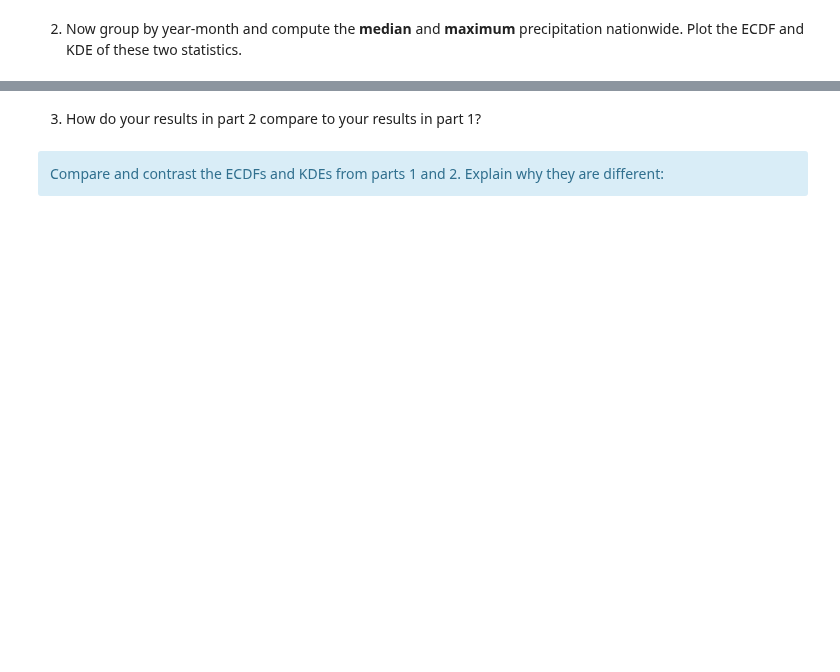
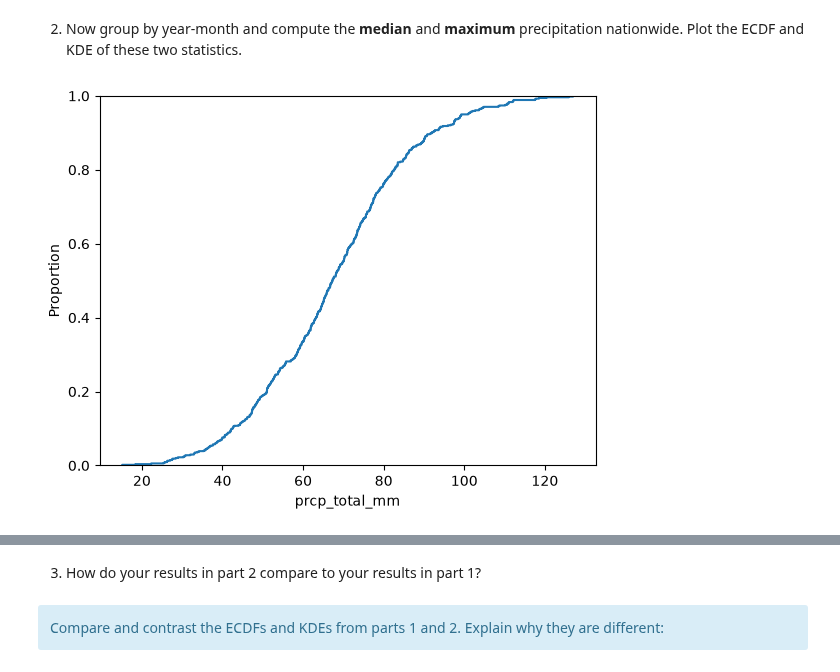
Before and after one commit to ajkrays/UU_F26_templates, a Jupyter notebook: Week05/Thursday_Lab/lab_05.ipynb, the cells around one changed output, grey strips where cells are left out. Drawn from its saved outputs; the diff is of its cells as text; code cells hidden in the pictures; blank space fills up the shorter version.

```diff
--- a/Week05/Thursday_Lab/lab_05.ipynb
+++ b/Week05/Thursday_Lab/lab_05.ipynb
@@ -102,2 +119,9 @@ df.head()
 # %% [markdown]
 2. Now group by year-month and compute the **median** and **maximum** precipitation nationwide. Plot the ECDF and KDE of these two statistics.
+# %%
+df_median = df.groupby(["year", "month"])["prcp_total_mm"].median()
+# %%
+sns.ecdfplot(df_median)
+plt.show()
+# %% [output]
+[figure, added]
```
Also changed, not shown: parts of 29 cells of this notebook, 6 other files.
